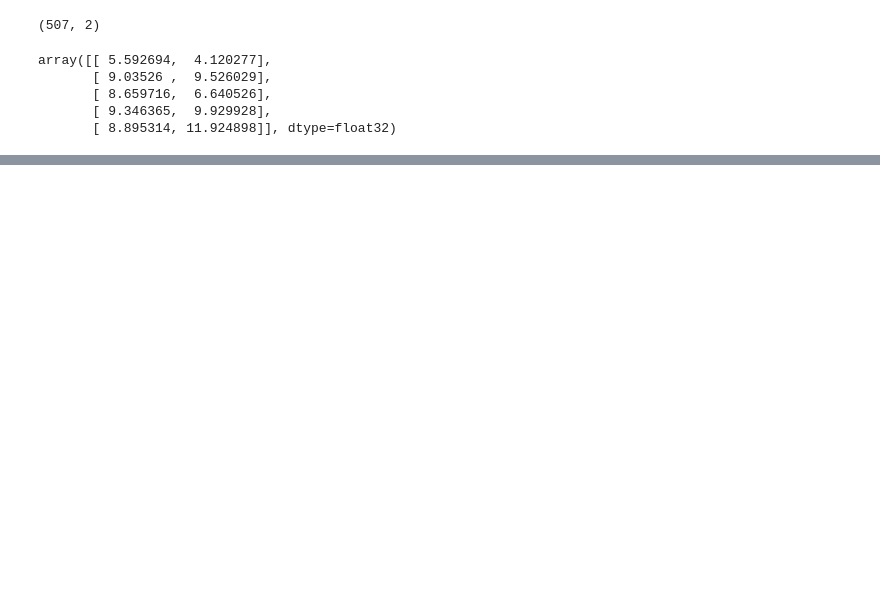
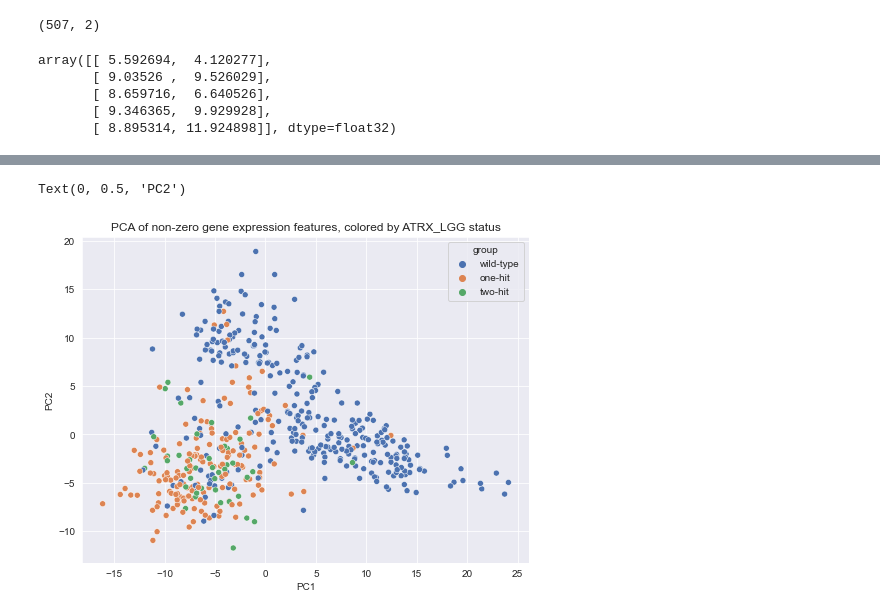
Before and after one commit to greenelab/mutation-fn, a Jupyter notebook: 6_survival_analysis/expression_eda.ipynb, the cells around one changed output, grey strips where cells are left out. Drawn from its saved outputs; the diff is of its cells as text; code cells hidden in the pictures; blank space fills up the shorter version.

```diff
--- a/6_survival_analysis/expression_eda.ipynb
+++ b/6_survival_analysis/expression_eda.ipynb
@@ -311,0 +318,7 @@ Text(0, 0.5, 'UMAP2')
+# %%
+coefs_file = Path(
+    '/home/jake/research/mpmp/data/final_models/final_expression_all_merged_coefs.tsv'
+)
+
+coefs_df = pd.read_csv(coefs_file, sep='\t', index_col=0)
+coefs_df.iloc[:5, :5]
@@ -311,0 +332,13 @@ Text(0, 0.5, 'UMAP2')
+# %%
+gene, tissue = identifier.split('_')
+
+coefs_gene = coefs_df.loc[:, gene]
+coefs_gene = coefs_gene[(~coefs_gene.isna()) &
+                        (~(coefs_gene == 0.0)) &
+                        # get rid of log10_mut and cancer type covariates
+                        (coefs_gene.index.astype(str).str.isdigit())]
+
+coefs_gene.index = coefs_gene.index.astype(str)
+
+print(coefs_gene.shape)
+coefs_gene.head()
@@ -311,0 +364,5 @@ Text(0, 0.5, 'UMAP2')
+# %%
+exp_coefs_df = exp_df.loc[overlap_ixs, coefs_gene.index].copy()
+
+print(exp_coefs_df.shape)
+exp_coefs_df.iloc[:5, :5]
@@ -311,0 +377,18 @@ Text(0, 0.5, 'UMAP2')
+# %%
+sns.set({'figure.figsize': (8, 6)})
+
+pca = PCA(n_components=2)
+X_proj_pca = pca.fit_transform(exp_coefs_df)
+
+sns.scatterplot(x=X_proj_pca[:, 0],
+                y=X_proj_pca[:, 1],
+                hue=sample_mut_df.group,
+                hue_order=['wild-type', 'one-hit', 'two-hit'])
+
+plt.title('PCA of non-zero {} features, colored by {} status'.format(
+    data_type, identifier))
+plt.xlabel('PC1')
+plt.ylabel('PC2')
+# %% [output]
+Text(0, 0.5, 'PC2')
+[figure, added]
```
Also changed, not shown: parts of 12 cells of this notebook, 1 other file.
